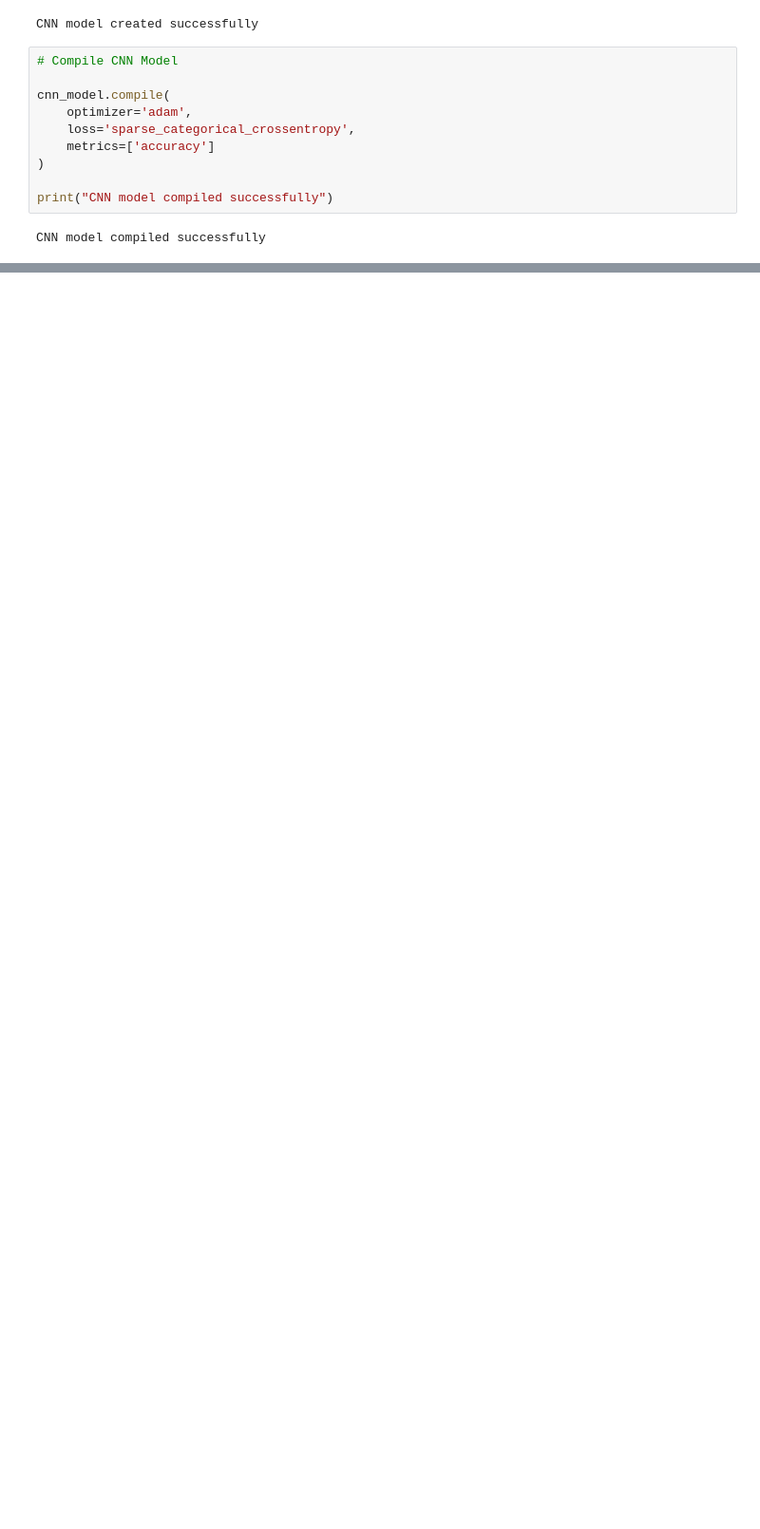
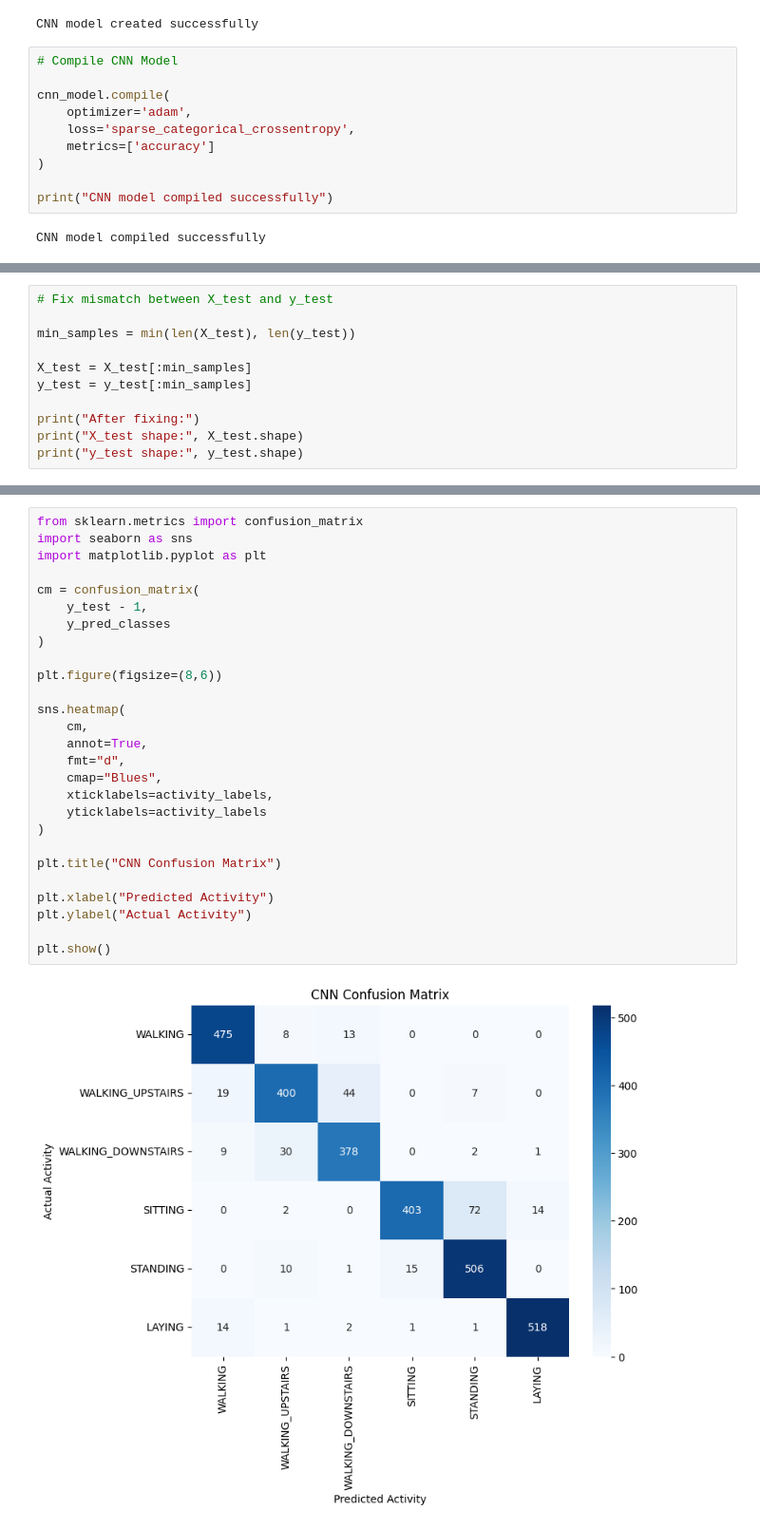
Before and after one commit to nandini-cyber/Human-Activity-Recognition-Using-Smartphones, a Jupyter notebook: Deep_learning.ipynb, the cells around one changed output, grey strips where cells are left out. Shown at 95% size. Cells and saved outputs as stored; diff of their text form; blank space fills up the shorter version.

```diff
--- a/Deep_learning.ipynb
+++ b/Deep_learning.ipynb
@@ -185,0 +188,11 @@ Epoch 10/10
+# %%
+# Fix mismatch between X_test and y_test
+
+min_samples = min(len(X_test), len(y_test))
+
+X_test = X_test[:min_samples]
+y_test = y_test[:min_samples]
+
+print("After fixing:")
+print("X_test shape:", X_test.shape)
+print("y_test shape:", y_test.shape)
@@ -185,0 +261,29 @@ Epoch 10/10
+# %%
+from sklearn.metrics import confusion_matrix
+import seaborn as sns
+import matplotlib.pyplot as plt
+
+cm = confusion_matrix(
+    y_test - 1,
+    y_pred_classes
+)
+
+plt.figure(figsize=(8,6))
+
+sns.heatmap(
+    cm,
+    annot=True,
+    fmt="d",
+    cmap="Blues",
+    xticklabels=activity_labels,
+    yticklabels=activity_labels
+)
+
+plt.title("CNN Confusion Matrix")
+
+plt.xlabel("Predicted Activity")
+plt.ylabel("Actual Activity")
+
+plt.show()
+# %% [output]
+[figure, added]
```
Also changed, not shown: parts of 19 cells of this notebook.
